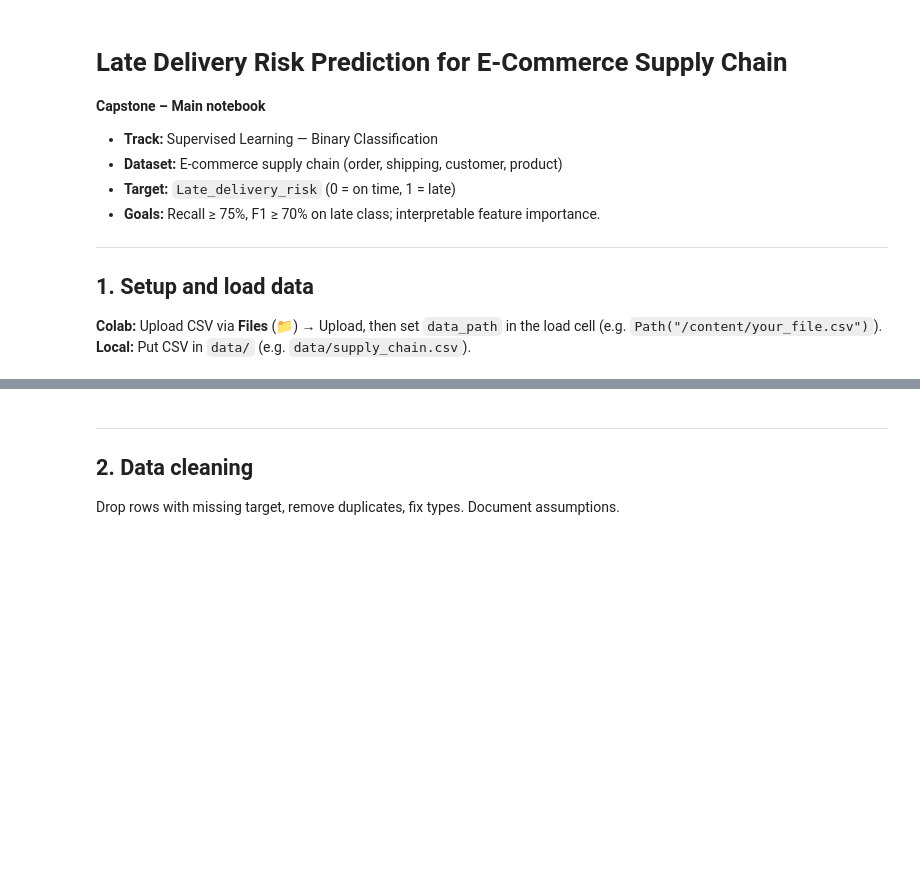
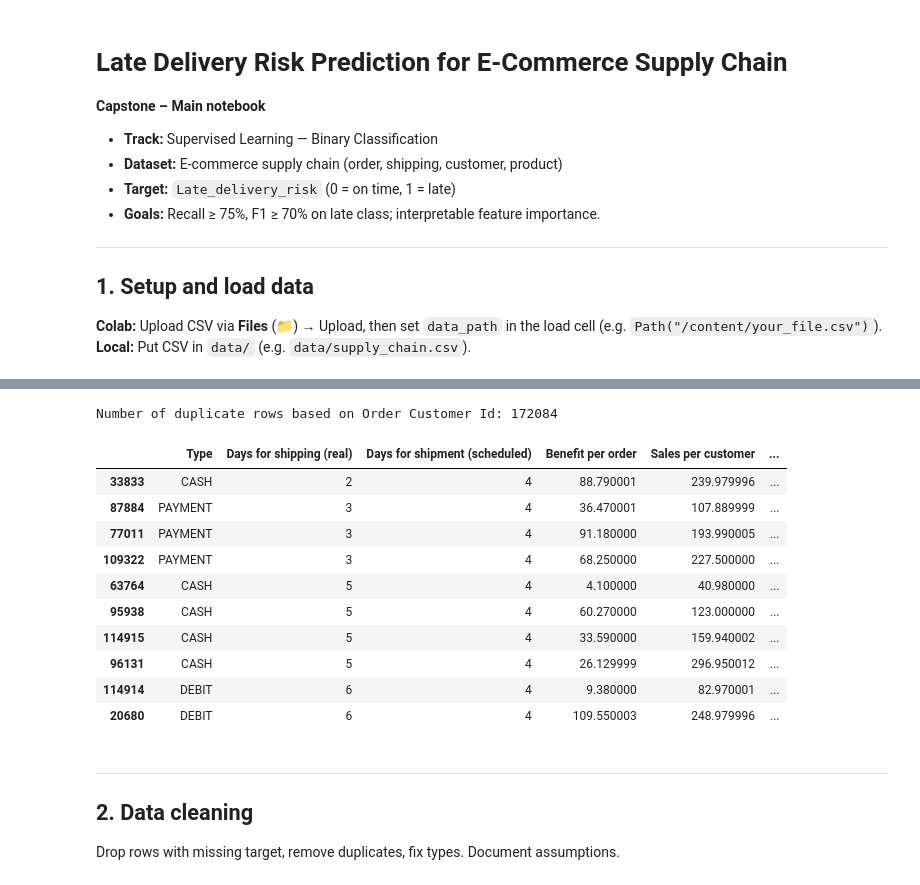
Before and after one commit to Ameed2/capstone-project3, a Jupyter notebook: notebooks/main.ipynb, the cells around one changed output, grey strips where cells are left out. Cells and saved outputs as stored; diff of their text form; code cells hidden in the pictures; blank space fills up the shorter version.

Commit message:
Finish Data Exploration and Understanding Steps

```diff
--- a/notebooks/main.ipynb
+++ b/notebooks/main.ipynb
@@ -20,13 +21,0 @@
-# %%
-import pandas as pd
-import numpy as np
-import matplotlib.pyplot as plt
-import seaborn as sns
-from pathlib import Path
-from sklearn.model_selection import train_test_split, GridSearchCV
-from sklearn.linear_model import LogisticRegression
-from sklearn.ensemble import RandomForestClassifier
-from sklearn.metrics import recall_score, f1_score, confusion_matrix, roc_auc_score, classification_report
-
-pd.set_option('display.max_columns', 50)
-%matplotlib inline
@@ -55,0 +28,7 @@ df.shape
+# %%
+# Load data.
+data_path = "../data/data.csv"
+
+df = pd.read_csv(data_path, encoding='latin1')
+print(f"Loaded: {data_path} -> shape {df.shape}")
+df.shape
@@ -71,3 +52,21 @@ df[found].head() if found else df.head()
+# %%
+duplicates = df[df.duplicated(subset=['Order Customer Id'], keep=False)]
+print(f"Number of duplicate rows based on Order Customer Id: {len(duplicates)}")
+pd.set_option('display.max_columns', None)
+display(duplicates.sort_values(by='Order Id').head(10))
+# %% [output]
+Number of duplicate rows based on Order Customer Id: 172084
+|  | Type | Days for shipping (real) | Days for shipment (scheduled) | Benefit per order | Sales per customer | ... |
+| 33833 | CASH | 2 | 4 | 88.790001 | 239.979996 | ... |
+| 87884 | PAYMENT | 3 | 4 | 36.470001 | 107.889999 | ... |
+| 77011 | PAYMENT | 3 | 4 | 91.180000 | 193.990005 | ... |
+| 109322 | PAYMENT | 3 | 4 | 68.250000 | 227.500000 | ... |
+| 63764 | CASH | 5 | 4 | 4.100000 | 40.980000 | ... |
+| 95938 | CASH | 5 | 4 | 60.270000 | 123.000000 | ... |
+| 114915 | CASH | 5 | 4 | 33.590000 | 159.940002 | ... |
+| 96131 | CASH | 5 | 4 | 26.129999 | 296.950012 | ... |
+| 114914 | DEBIT | 6 | 4 | 9.380000 | 82.970001 | ... |
+| 20680 | DEBIT | 6 | 4 | 109.550003 | 248.979996 | ... |
 # %% [markdown]
 ---
 
```
Also changed, not shown: parts of 7 cells of this notebook, 1 other file.
